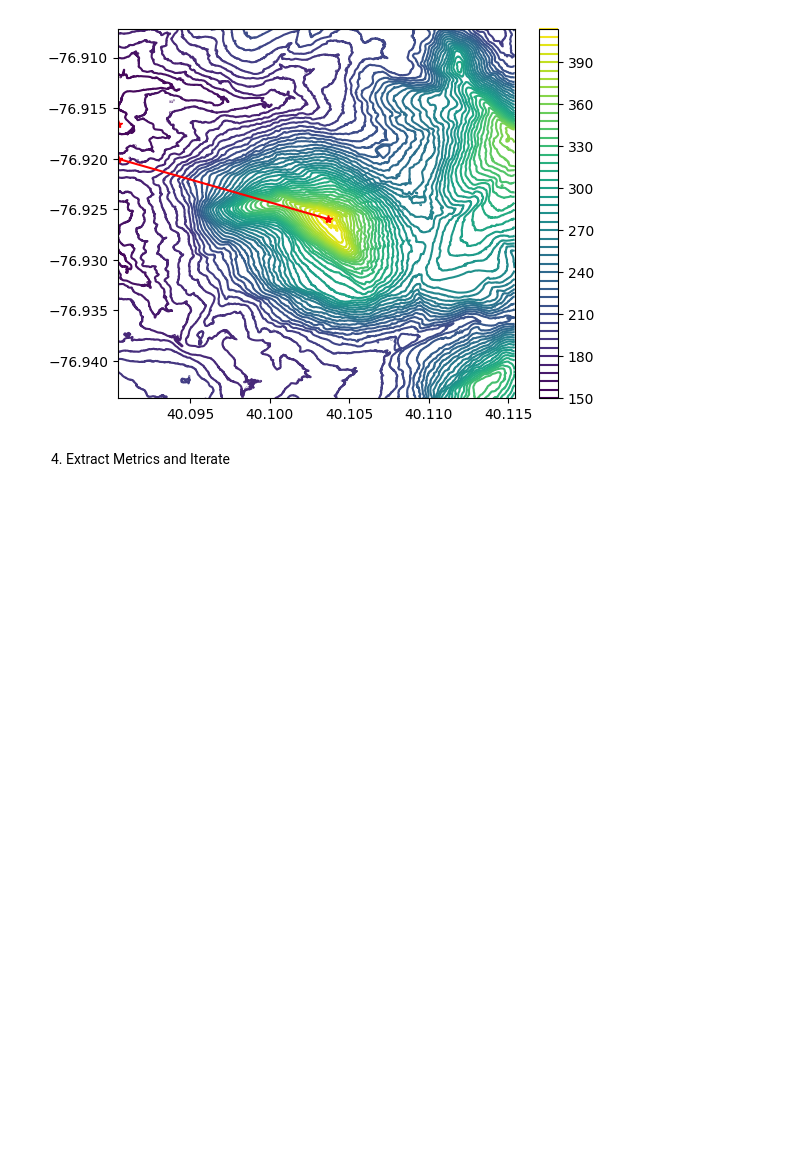
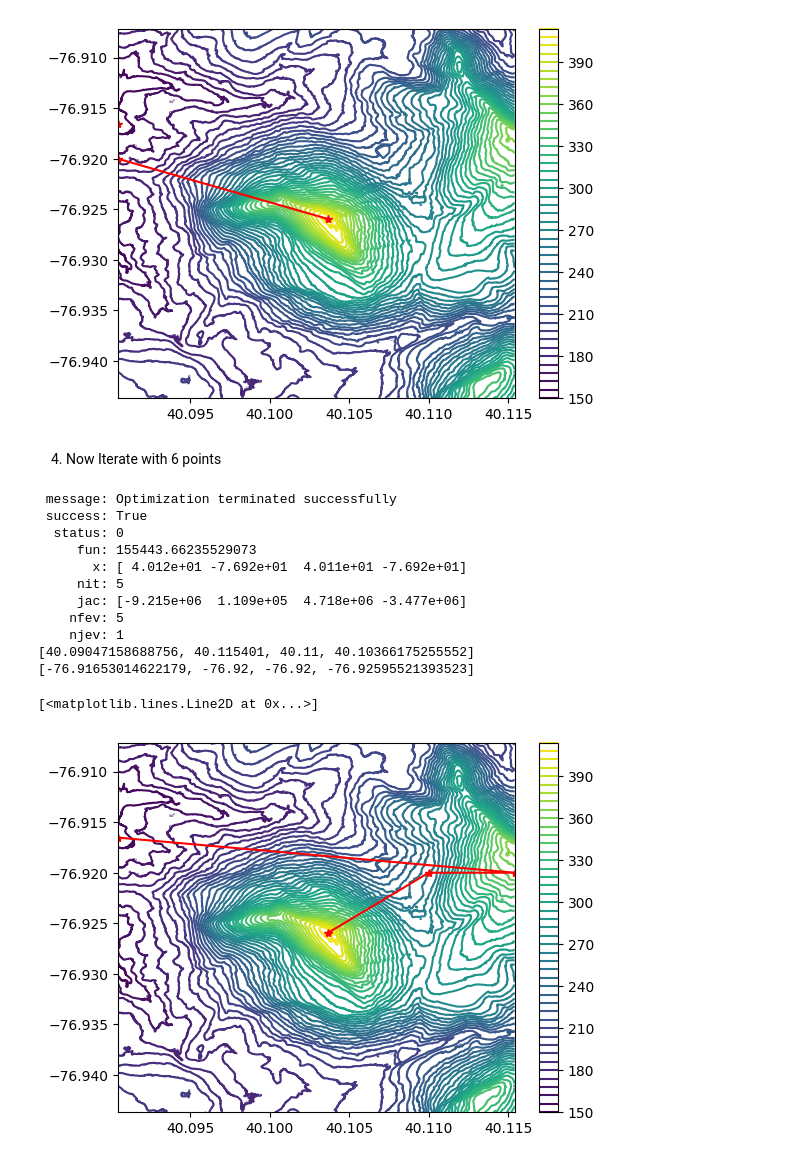
Before and after one commit to akwelker/MEEN575_Project, a Jupyter notebook: problem_2.ipynb, the cells around one changed output. Cells and saved outputs as stored; diff of their text form; code cells hidden in the pictures; blank space fills up the shorter version.

```diff
--- a/problem_2.ipynb
+++ b/problem_2.ipynb
@@ -251,5 +252,46 @@ plt.plot(path_x, path_y, "r*-")
 [-76.91653014622179, -76.92, -76.92595521393523]
 [<matplotlib.lines.Line2D at 0x...>]
 [figure]
-# %% [markdown]
-4. Extract Metrics and Iterate
+# %% [markdown]
+4. Now Iterate with 6 points
+# %%
+# Change bounds to accomodate 4 points
+bounds = opt.Bounds(lb=[elv.minY, elv.minX, elv.minY, elv.minX],
+                    ub=[elv.maxY, elv.maxX, elv.maxY, elv.maxX])
+
+result = opt.minimize(objective_function, [40.95, -76.92, 40.11, -76.92], constraints = constraints, bounds=bounds)
+print(result)
+
+final_path = get_path(result.x) # extract the path of the final result
+
+
+plt.figure(2)
+plt.contour(elv.lat, elv.lon, elv.elevation,50)
+plt.colorbar()
+
+path_x = []
+path_y = []
+
+for i in range(0, len(final_path)):
+
+    path_x.append(final_path[i][0])
+    path_y.append(final_path[i][1])
+
+print(path_x)
+print(path_y)
+
+plt.plot(path_x, path_y, "r*-")
+# %% [output]
+ message: Optimization terminated successfully
+ success: True
+  status: 0
+     fun: 155443.66235529073
+       x: [ 4.012e+01 -7.692e+01  4.011e+01 -7.692e+01]
+     nit: 5
+     jac: [-9.215e+06  1.109e+05  4.718e+06 -3.477e+06]
+    nfev: 5
+    njev: 1
+[40.09047158688756, 40.115401, 40.11, 40.10366175255552]
+[-76.91653014622179, -76.92, -76.92, -76.92595521393523]
+[<matplotlib.lines.Line2D at 0x...>]
+[figure, added]
```
Also changed, not shown: parts of 1 cell of this notebook.
